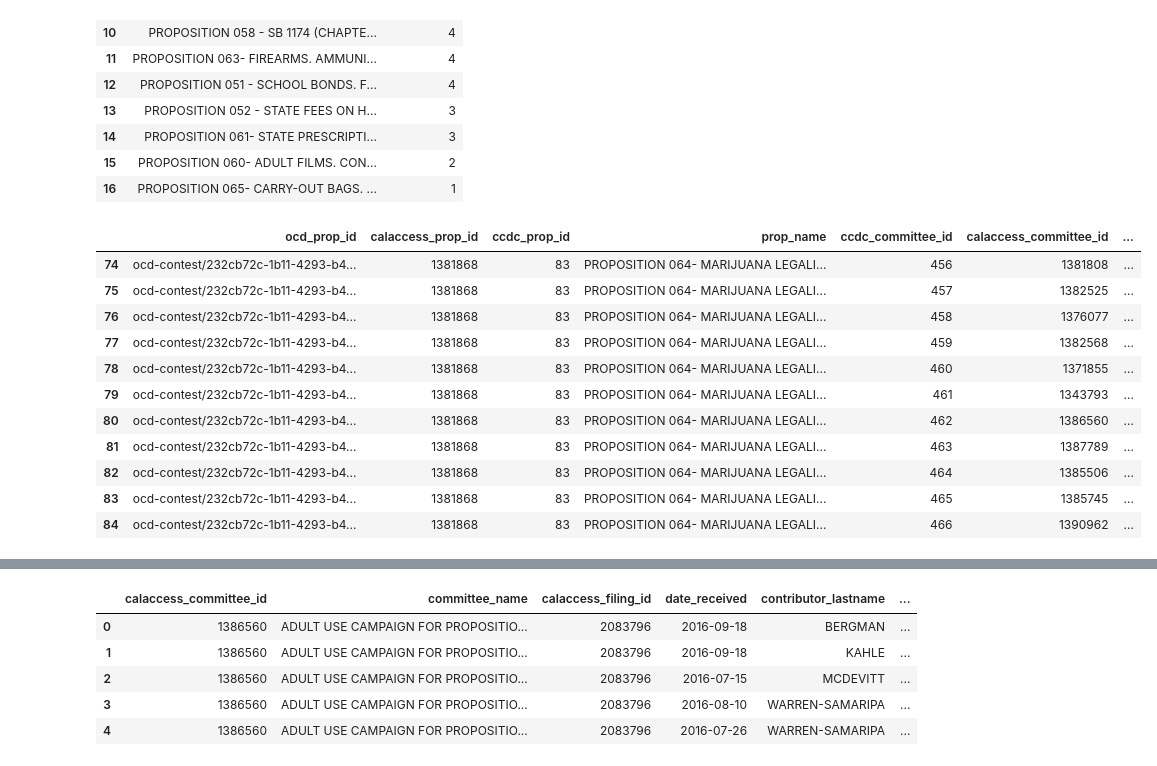
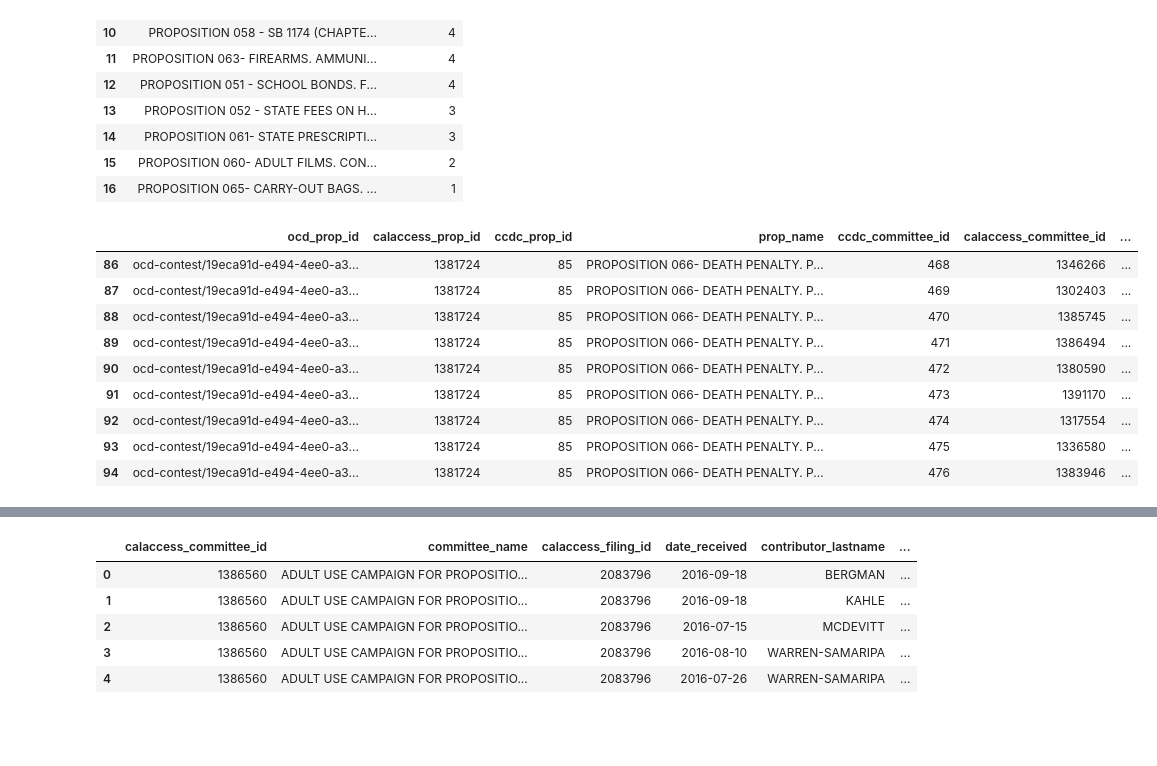
Before and after one commit to palewire/first-python-notebook, a Jupyter notebook: notebook.ipynb, the cells around one changed output, grey strips where cells are left out. Drawn from its saved outputs; the diff is of its cells as text; code cells hidden in the pictures; blank space fills up the shorter version.

```diff
--- a/notebook.ipynb
+++ b/notebook.ipynb
@@ -104,20 +104,18 @@ props.prop_name.value_counts().reset_index()
 | 15 | PROPOSITION 060- ADULT FILMS. CON... | 2 |
 | 16 | PROPOSITION 065- CARRY-OUT BAGS. ... | 1 |
 # %%
-props[props.prop_name == 'PROPOSITION 064- MARIJUANA LEGALIZATION. INITIATIVE STATUTE.']
+props[props.prop_name == 'PROPOSITION 066- DEATH PENALTY. PROCEDURES. INITIATIVE STATUTE.']
 # %% [output]
 |  | ocd_prop_id | calaccess_prop_id | ccdc_prop_id | prop_name | ccdc_committee_id | calaccess_committee_id | ... |
-| 74 | ocd-contest/232cb72c-1b11-4293-b4... | 1381868 | 83 | PROPOSITION 064- MARIJUANA LEGALI... | 456 | 1381808 | ... |
-| 75 | ocd-contest/232cb72c-1b11-4293-b4... | 1381868 | 83 | PROPOSITION 064- MARIJUANA LEGALI... | 457 | 1382525 | ... |
-| 76 | ocd-contest/232cb72c-1b11-4293-b4... | 1381868 | 83 | PROPOSITION 064- MARIJUANA LEGALI... | 458 | 1376077 | ... |
-| 77 | ocd-contest/232cb72c-1b11-4293-b4... | 1381868 | 83 | PROPOSITION 064- MARIJUANA LEGALI... | 459 | 1382568 | ... |
-| 78 | ocd-contest/232cb72c-1b11-4293-b4... | 1381868 | 83 | PROPOSITION 064- MARIJUANA LEGALI... | 460 | 1371855 | ... |
-| 79 | ocd-contest/232cb72c-1b11-4293-b4... | 1381868 | 83 | PROPOSITION 064- MARIJUANA LEGALI... | 461 | 1343793 | ... |
-| 80 | ocd-contest/232cb72c-1b11-4293-b4... | 1381868 | 83 | PROPOSITION 064- MARIJUANA LEGALI... | 462 | 1386560 | ... |
-| 81 | ocd-contest/232cb72c-1b11-4293-b4... | 1381868 | 83 | PROPOSITION 064- MARIJUANA LEGALI... | 463 | 1387789 | ... |
-| 82 | ocd-contest/232cb72c-1b11-4293-b4... | 1381868 | 83 | PROPOSITION 064- MARIJUANA LEGALI... | 464 | 1385506 | ... |
-| 83 | ocd-contest/232cb72c-1b11-4293-b4... | 1381868 | 83 | PROPOSITION 064- MARIJUANA LEGALI... | 465 | 1385745 | ... |
-| 84 | ocd-contest/232cb72c-1b11-4293-b4... | 1381868 | 83 | PROPOSITION 064- MARIJUANA LEGALI... | 466 | 1390962 | ... |
+| 86 | ocd-contest/19eca91d-e494-4ee0-a3... | 1381724 | 85 | PROPOSITION 066- DEATH PENALTY. P... | 468 | 1346266 | ... |
+| 87 | ocd-contest/19eca91d-e494-4ee0-a3... | 1381724 | 85 | PROPOSITION 066- DEATH PENALTY. P... | 469 | 1302403 | ... |
+| 88 | ocd-contest/19eca91d-e494-4ee0-a3... | 1381724 | 85 | PROPOSITION 066- DEATH PENALTY. P... | 470 | 1385745 | ... |
+| 89 | ocd-contest/19eca91d-e494-4ee0-a3... | 1381724 | 85 | PROPOSITION 066- DEATH PENALTY. P... | 471 | 1386494 | ... |
+| 90 | ocd-contest/19eca91d-e494-4ee0-a3... | 1381724 | 85 | PROPOSITION 066- DEATH PENALTY. P... | 472 | 1380590 | ... |
+| 91 | ocd-contest/19eca91d-e494-4ee0-a3... | 1381724 | 85 | PROPOSITION 066- DEATH PENALTY. P... | 473 | 1391170 | ... |
+| 92 | ocd-contest/19eca91d-e494-4ee0-a3... | 1381724 | 85 | PROPOSITION 066- DEATH PENALTY. P... | 474 | 1317554 | ... |
+| 93 | ocd-contest/19eca91d-e494-4ee0-a3... | 1381724 | 85 | PROPOSITION 066- DEATH PENALTY. P... | 475 | 1336580 | ... |
+| 94 | ocd-contest/19eca91d-e494-4ee0-a3... | 1381724 | 85 | PROPOSITION 066- DEATH PENALTY. P... | 476 | 1383946 | ... |
 # %%
 prop = props[props.prop_name == 'PROPOSITION 066- DEATH PENALTY. PROCEDURES. INITIATIVE STATUTE.']
 # %%
```
Also changed, not shown: parts of 37 cells of this notebook, 31 other files.
